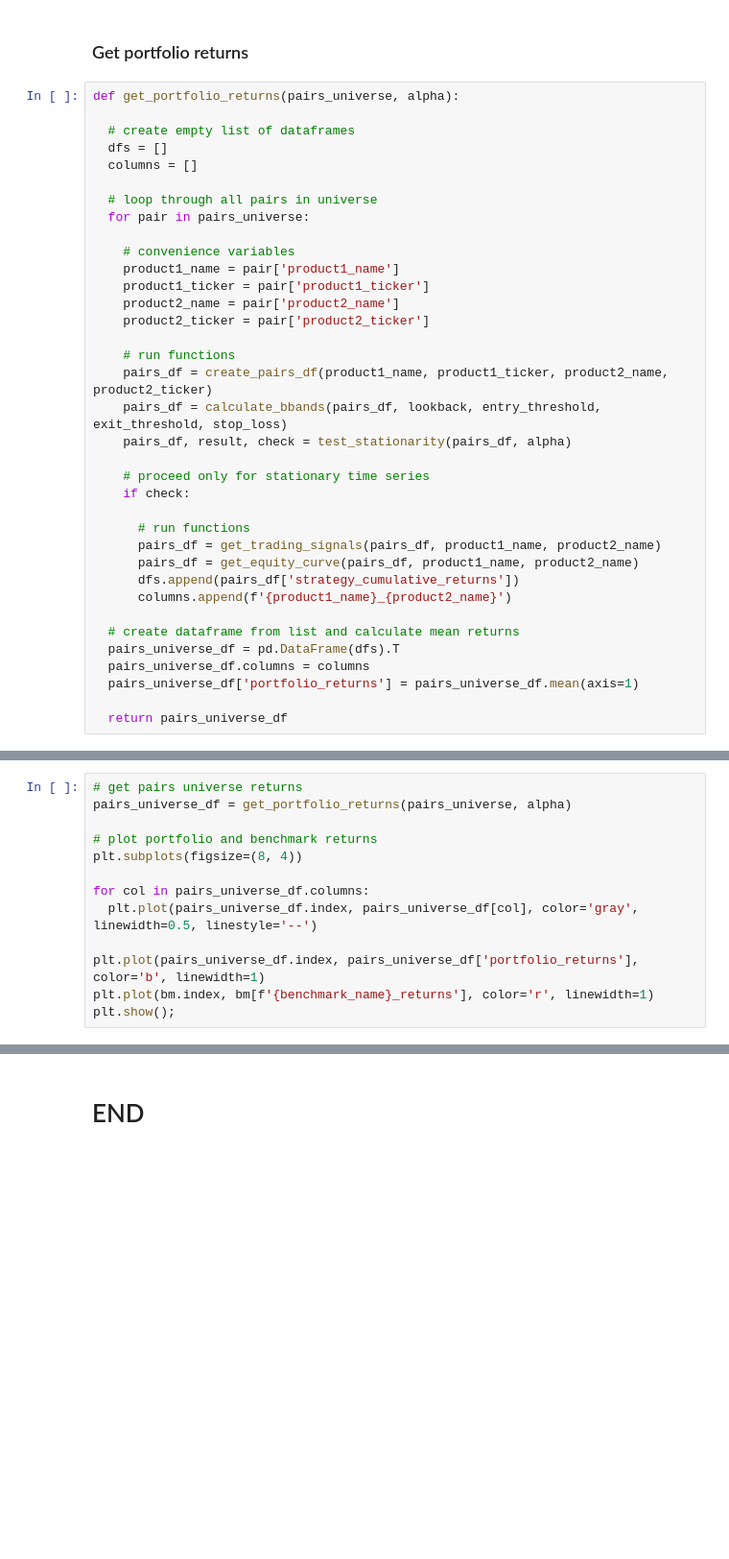
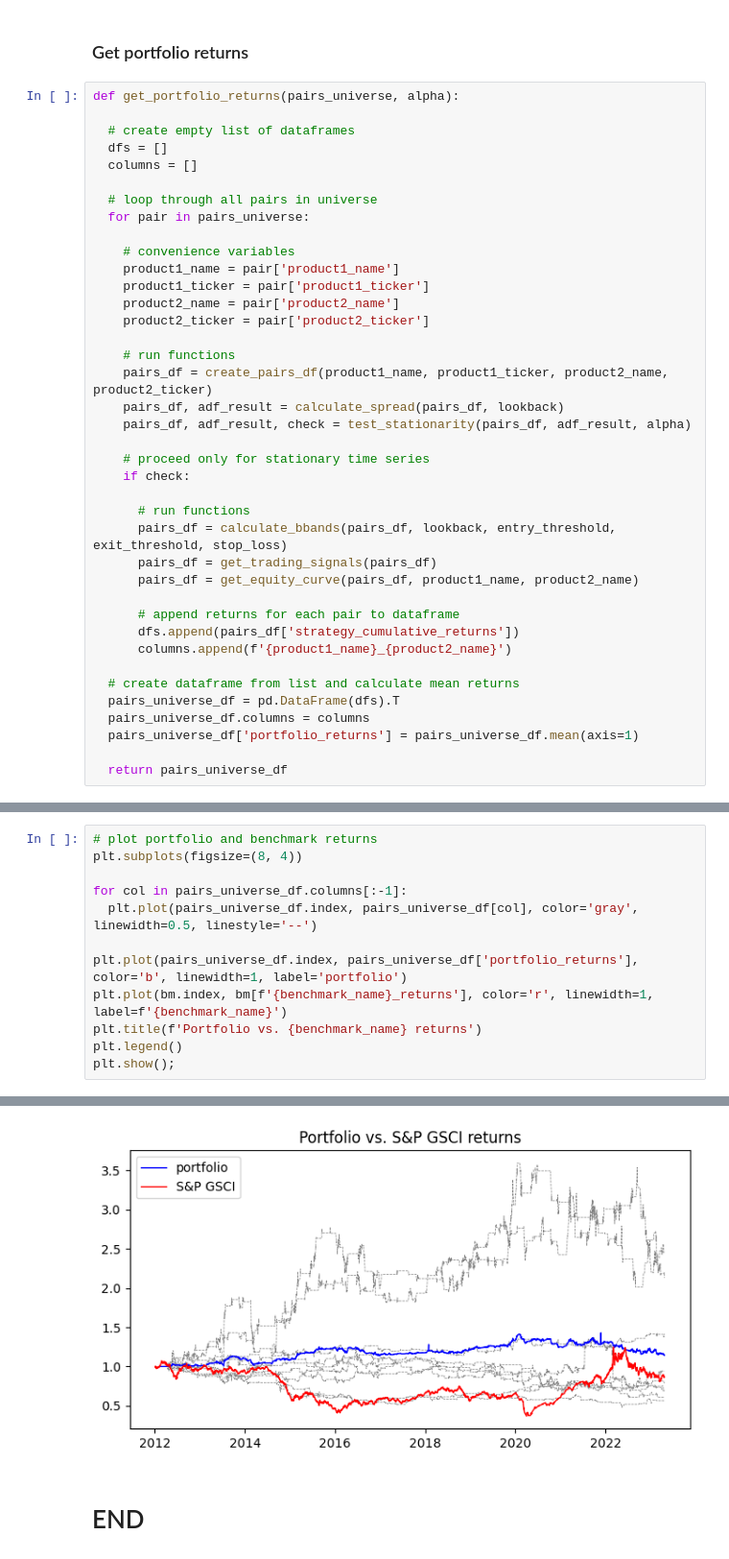
Before and after one commit to vzinkovski/commodities_mean_reversion_pairs_trading, a Jupyter notebook: pairs_trading_mean_reversion.ipynb, the cells around one changed output, grey strips where cells are left out. Shown at 96% size. Drawn from its saved outputs; the diff is of its cells as text; blank space fills up the shorter version.

```diff
--- a/pairs_trading_mean_reversion.ipynb
+++ b/pairs_trading_mean_reversion.ipynb
@@ -352,15 +352,18 @@ def get_portfolio_returns(pairs_universe, alpha):
 
     # run functions
     pairs_df = create_pairs_df(product1_name, product1_ticker, product2_name, product2_ticker)
-    pairs_df = calculate_bbands(pairs_df, lookback, entry_threshold, exit_threshold, stop_loss)
-    pairs_df, result, check = test_stationarity(pairs_df, alpha)
+    pairs_df, adf_result = calculate_spread(pairs_df, lookback)
+    pairs_df, adf_result, check = test_stationarity(pairs_df, adf_result, alpha)
 
     # proceed only for stationary time series
     if check:
 
       # run functions
-      pairs_df = get_trading_signals(pairs_df, product1_name, product2_name)
+      pairs_df = calculate_bbands(pairs_df, lookback, entry_threshold, exit_threshold, stop_loss)
+      pairs_df = get_trading_signals(pairs_df)
       pairs_df = get_equity_curve(pairs_df, product1_name, product2_name)
+
+      # append returns for each pair to dataframe
       dfs.append(pairs_df['strategy_cumulative_returns'])
       columns.append(f'{product1_name}_{product2_name}')
 
@@ -381,14 +401,13 @@ bm[f'{benchmark_name}_returns'] = (1 + bm[f'{benchmark_name}_daily_returns']).cu
 # %%
-# get pairs universe returns
-pairs_universe_df = get_portfolio_returns(pairs_universe, alpha)
-
 # plot portfolio and benchmark returns
 plt.subplots(figsize=(8, 4))
 
-for col in pairs_universe_df.columns:
+for col in pairs_universe_df.columns[:-1]:
   plt.plot(pairs_universe_df.index, pairs_universe_df[col], color='gray', linewidth=0.5, linestyle='--')
 
-plt.plot(pairs_universe_df.index, pairs_universe_df['portfolio_returns'], color='b', linewidth=1)
-plt.plot(bm.index, bm[f'{benchmark_name}_returns'], color='r', linewidth=1)
+plt.plot(pairs_universe_df.index, pairs_universe_df['portfolio_returns'], color='b', linewidth=1, label='portfolio')
+plt.plot(bm.index, bm[f'{benchmark_name}_returns'], color='r', linewidth=1, label=f'{benchmark_name}')
+plt.title(f'Portfolio vs. {benchmark_name} returns')
+plt.legend()
 plt.show();
 # %% [output]
@@ -397,2 +414,3 @@ KeyError: ignored
+[figure, added]
 # %% [markdown]
 # END
```
Also changed, not shown: parts of 17 cells of this notebook.
